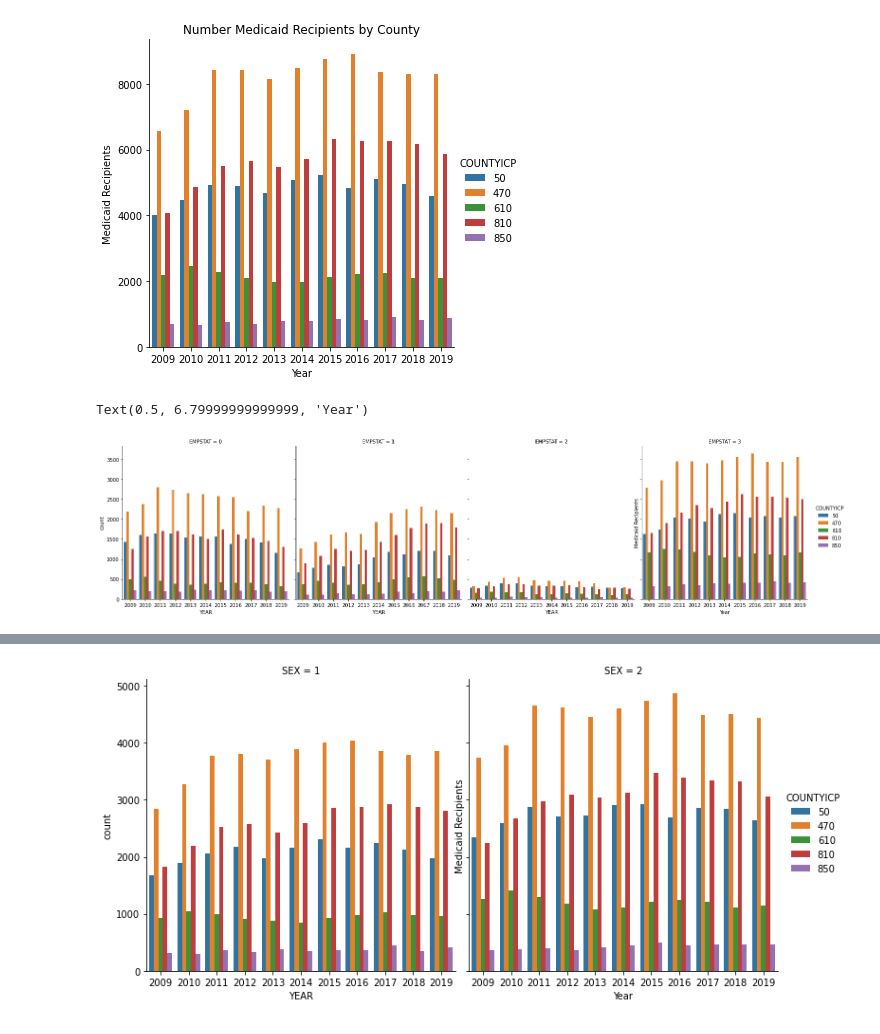
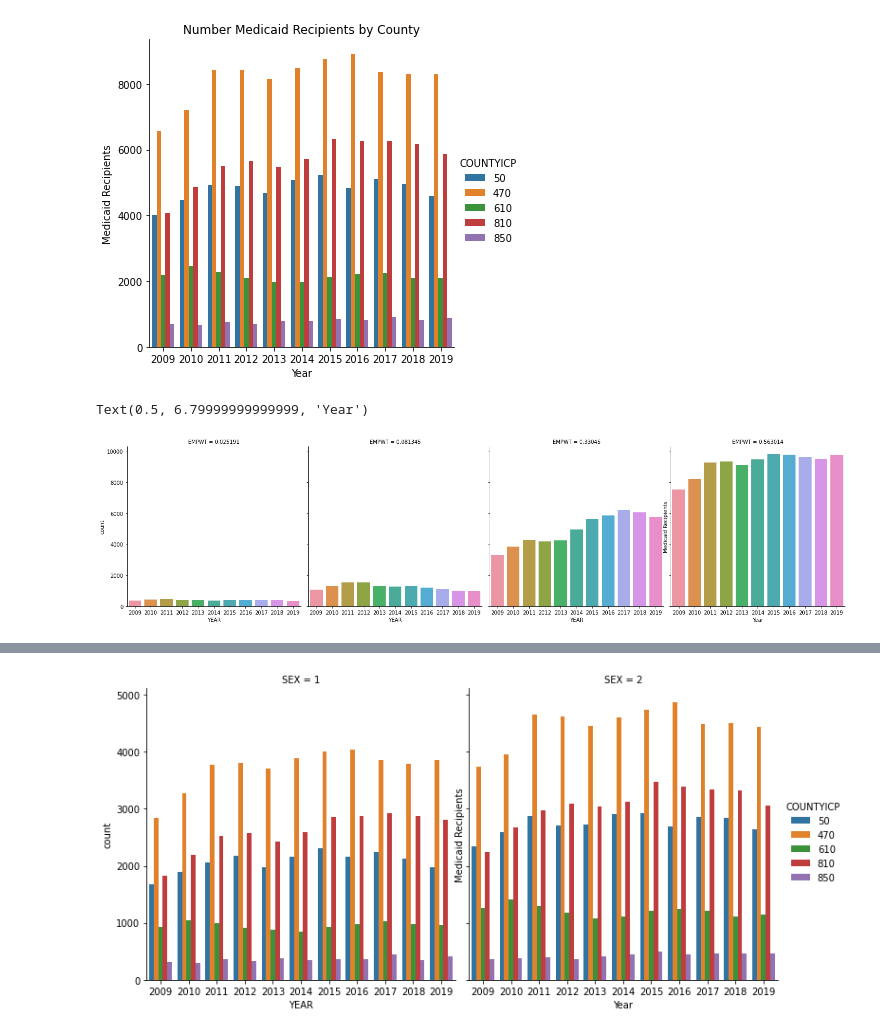
Before and after one commit to mspp-data-studio-2021/Ariel_Medex, a Jupyter notebook: IPUMS ACS Data 2009-2019.ipynb, the cells around one changed output, grey strips where cells are left out. Cells and saved outputs as stored; diff of their text form; code cells hidden in the pictures.

```diff
--- a/IPUMS ACS Data 2009-2019.ipynb
+++ b/IPUMS ACS Data 2009-2019.ipynb
@@ -75,2 +76,4 @@ df1
 # %% [markdown]
 Note: You might have to restart the kernel in order for this code to work
+# %%
+df1['ADJINC'] = df1['INCTOT']*df1['CPI99']
@@ -169,0 +193,17 @@ neighborhood
+# %%
+df2 = df1.copy()
+# %%
+mask = df2['EMPSTAT'] == 0
+
+df2.loc[mask, 'EMPWT'] = 0.025191
+
+mask1 = df2['EMPSTAT'] == 1
+df2.loc[mask1, 'EMPWT'] = 0.330450
+
+mask2 = df2['EMPSTAT'] == 2
+df2.loc[mask2, 'EMPWT'] = 0.081345
+
+mask3 = df2['EMPSTAT'] == 3
+df2.loc[mask3, 'EMPWT'] = 0.563014
+
+df2
@@ -396,10 +502,11 @@ plt.savefig('Medicaid Population 2009-2019 by NYC County.png', bbox_inches='tigh
 # %% [output]
 [figure]
 # %%
-i = sns.catplot(x="YEAR", hue="COUNTYICP", col="EMPSTAT",
-                     data=df, kind="count")
+df2["EMPWT"].replace({1: "Male", 2: "Female"}, inplace=True)
+i = sns.catplot(x="YEAR", col="EMPWT",
+                     data=df2, kind="count")
 plt.ylabel('Medicaid Recipients')
 plt.xlabel('Year')
 # %% [output]
 Text(0.5, 6.79999999999999, 'Year')
-[figure, old version]
+[figure, new version]
```
Also changed, not shown: parts of 23 cells of this notebook.
